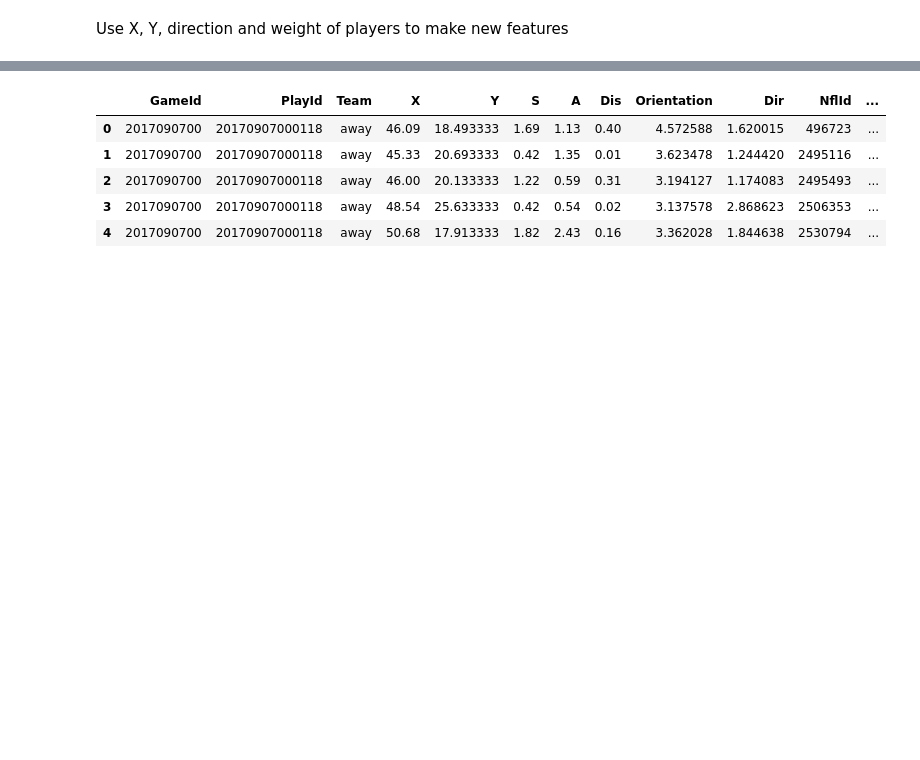
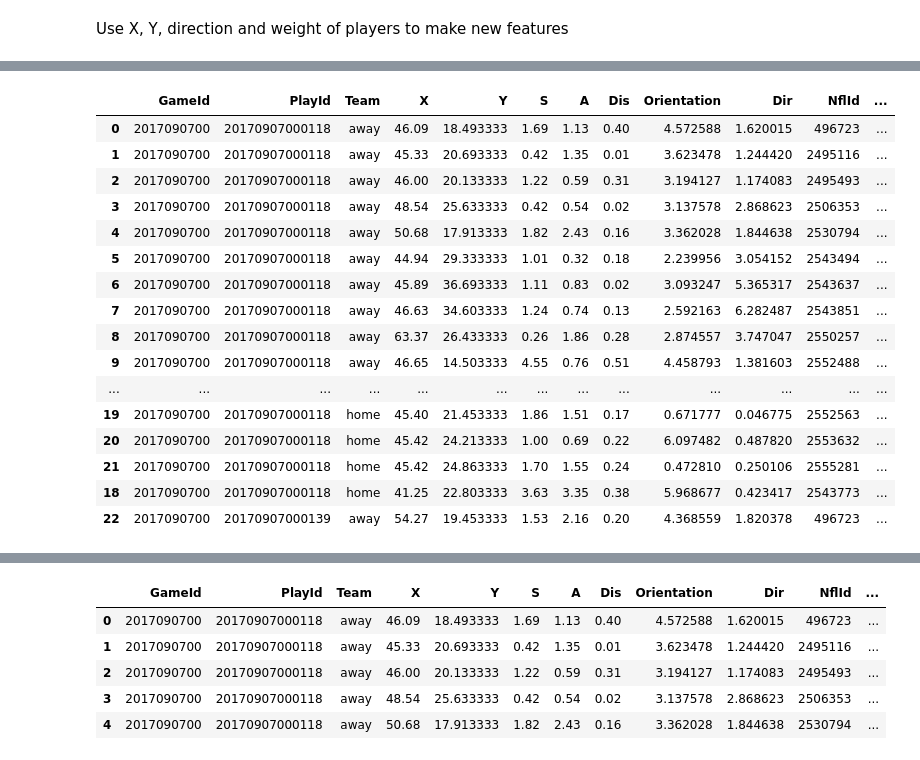
Before and after one commit to btseytlin/NFL-BIg-Data-Kaggle, a Jupyter notebook: pipeline_preprocess.ipynb, the cells around one changed output, grey strips where cells are left out. Cells and saved outputs as stored; diff of their text form; code cells hidden in the pictures; blank space fills up the shorter version.

```diff
--- a/pipeline_preprocess.ipynb
+++ b/pipeline_preprocess.ipynb
@@ -206,0 +218,84 @@ Use X, Y, direction and weight of players to make new features
+# %%
+def add_play_phys_features(play_id, df=df):
+#     step = time.time()
+
+    play_index = df['PlayId'] == play_id
+    play_df = df[play_index]
+    offense_index = (play_index & df.IsOnOffense)
+    defense_index = (play_index & ~df.IsOnOffense)
+    offense_df = play_df[offense_index]
+    defense_df = play_df[defense_index]
+
+    offense_spread_x = offense_df.X.max()-offense_df.X.min()
+    offense_spread_y = offense_df.Y.max()-offense_df.Y.min()
+    offense_centroid_x =  offense_df.X.mean()
+    offense_centroid_y =  offense_df.Y.mean()
+    offense_x_std = offense_df.X.std()
+    offense_y_std = offense_df.Y.std()
+    offense_mean_force = offense_df.Force.mean()
+    offense_mean_dir = offense_df.Dir.mean()
+
+    defense_spread_x = defense_df.X.max()-defense_df.X.min()
+    defense_centroid_x =  defense_df.X.mean()
+    defense_x_std = defense_df.X.std()
+    defense_spread_y = defense_df.Y.max()-defense_df.Y.min()
+    defense_centroid_y =  defense_df.Y.mean()
+    defense_y_std = defense_df.Y.std()
+    defense_mean_force = defense_df.Force.mean()
+    defense_mean_dir = defense_df.Dir.mean()
+    # Add play features
+    new_play_features = pd.DataFrame({
+        'offense_spread_x': offense_spread_x,
+        'offense_spread_y': offense_spread_y,
+        'offense_centroid_x': offense_centroid_x,
+        'offense_centroid_y': offense_centroid_y,
+        'offense_x_std': offense_x_std,
+        'offense_y_std': offense_y_std,
+        'offense_mean_force': offense_mean_force,
+        'offense_mean_dir': offense_mean_dir,
+        'defense_spread_x': defense_spread_x,
+        'defense_centroid_x': defense_centroid_x,
+        'defense_x_std': defense_x_std,
+        'defense_spread_y': defense_spread_y,
+        'defense_centroid_y': defense_centroid_y,
+        'defense_y_std': defense_y_std,
+        'defense_mean_force': defense_mean_force,
+        'defense_mean_dir': defense_mean_dir,
+    }, index=play_df.index)
+
+#     df.loc[play_index, new_play_features.columns] = new_play_features.values
+    return new_play_features
+
+def add_phys_features(df):
+    df['Force'] = df['A']*df['PlayerWeight']
+
+    feature_dfs = []
+    for play_id in tqdm.tqdm(df.PlayId.unique()):
+        feature_dfs.append(add_play_phys_features(play_id, df))
+
+    feature_df = pd.concat(feature_dfs)
+
+    df_new = pd.concat([df, feature_df], join='inner', axis=1)
+    assert df_new.shape[0] == df.shape[0]
+    return df_new
+
+df = add_phys_features(df)
+df.head(23)
+# %% [output]
+|  | GameId | PlayId | Team | X | Y | S | A | Dis | Orientation | Dir | NflId | ... |
+| 0 | 2017090700 | 20170907000118 | away | 46.09 | 18.493333 | 1.69 | 1.13 | 0.40 | 4.572588 | 1.620015 | 496723 | ... |
+| 1 | 2017090700 | 20170907000118 | away | 45.33 | 20.693333 | 0.42 | 1.35 | 0.01 | 3.623478 | 1.244420 | 2495116 | ... |
+| 2 | 2017090700 | 20170907000118 | away | 46.00 | 20.133333 | 1.22 | 0.59 | 0.31 | 3.194127 | 1.174083 | 2495493 | ... |
+| 3 | 2017090700 | 20170907000118 | away | 48.54 | 25.633333 | 0.42 | 0.54 | 0.02 | 3.137578 | 2.868623 | 2506353 | ... |
+| 4 | 2017090700 | 20170907000118 | away | 50.68 | 17.913333 | 1.82 | 2.43 | 0.16 | 3.362028 | 1.844638 | 2530794 | ... |
+| 5 | 2017090700 | 20170907000118 | away | 44.94 | 29.333333 | 1.01 | 0.32 | 0.18 | 2.239956 | 3.054152 | 2543494 | ... |
+| 6 | 2017090700 | 20170907000118 | away | 45.89 | 36.693333 | 1.11 | 0.83 | 0.02 | 3.093247 | 5.365317 | 2543637 | ... |
+| 7 | 2017090700 | 20170907000118 | away | 46.63 | 34.603333 | 1.24 | 0.74 | 0.13 | 2.592163 | 6.282487 | 2543851 | ... |
+| 8 | 2017090700 | 20170907000118 | away | 63.37 | 26.433333 | 0.26 | 1.86 | 0.28 | 2.874557 | 3.747047 | 2550257 | ... |
+| 9 | 2017090700 | 20170907000118 | away | 46.65 | 14.503333 | 4.55 | 0.76 | 0.51 | 4.458793 | 1.381603 | 2552488 | ... |
+| ... | ... | ... | ... | ... | ... | ... | ... | ... | ... | ... | ... | ... |
+| 19 | 2017090700 | 20170907000118 | home | 45.40 | 21.453333 | 1.86 | 1.51 | 0.17 | 0.671777 | 0.046775 | 2552563 | ... |
+| 20 | 2017090700 | 20170907000118 | home | 45.42 | 24.213333 | 1.00 | 0.69 | 0.22 | 6.097482 | 0.487820 | 2553632 | ... |
+| 21 | 2017090700 | 20170907000118 | home | 45.42 | 24.863333 | 1.70 | 1.55 | 0.24 | 0.472810 | 0.250106 | 2555281 | ... |
+| 18 | 2017090700 | 20170907000118 | home | 41.25 | 22.803333 | 3.63 | 3.35 | 0.38 | 5.968677 | 0.423417 | 2543773 | ... |
+| 22 | 2017090700 | 20170907000139 | away | 54.27 | 19.453333 | 1.53 | 2.16 | 0.20 | 4.368559 | 1.820378 | 496723 | ... |
```
Also changed, not shown: parts of 31 cells of this notebook, 1 other file.
